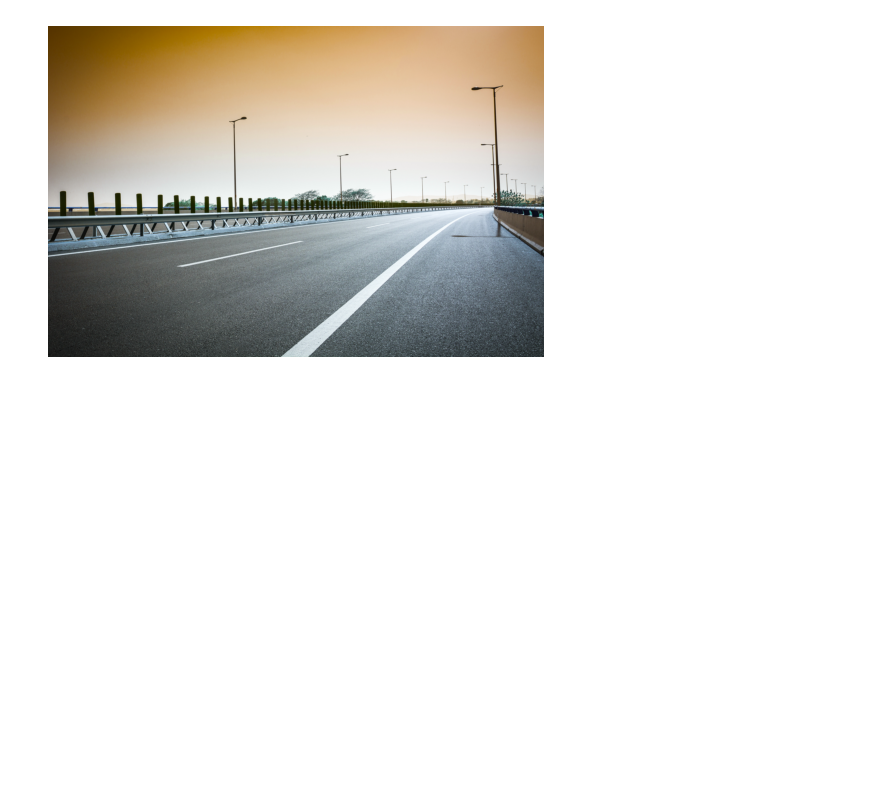
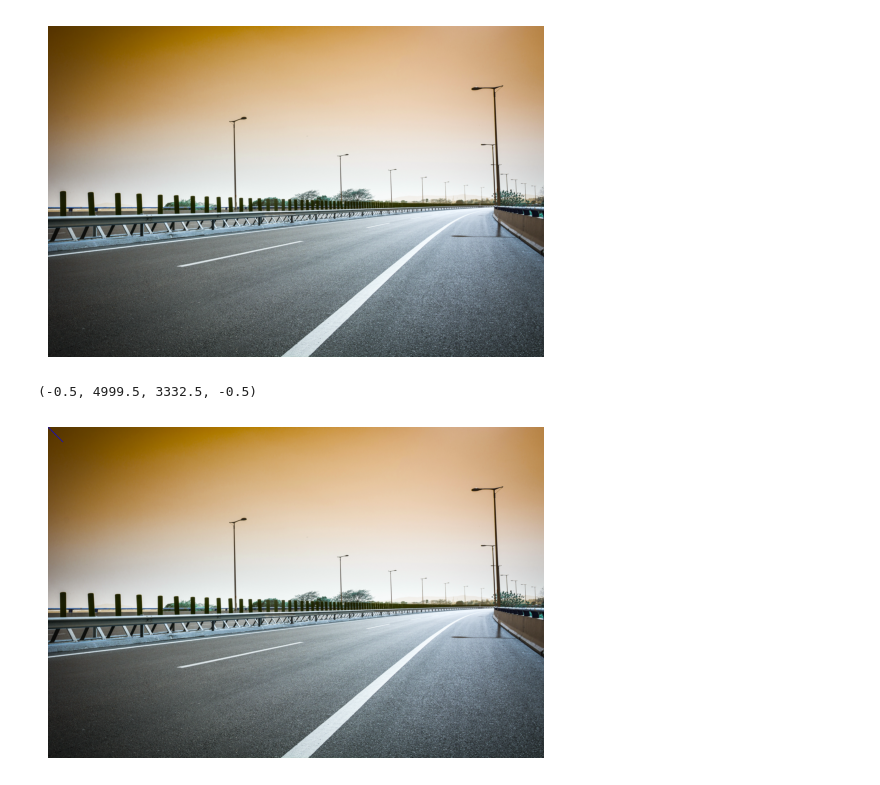
Before and after one commit to aaditya-pdgupta/Python_Course, a Jupyter notebook: Adding_shape_and_text.ipynb, the cells around one changed output. Cells and saved outputs as stored; diff of their text form; code cells hidden in the pictures; blank space fills up the shorter version.

```diff
--- a/Adding_shape_and_text.ipynb
+++ b/Adding_shape_and_text.ipynb
@@ -18,3 +18,11 @@ plt.axis("off")
 # %% [output]
 (-0.5, 4999.5, 3332.5, -0.5)
 [figure]
+# %%
+image = cv2.line(img,(0,0), (150, 150), (0,0,255),5)
+# %%
+plt.imshow(image)
+plt.axis("off")
+# %% [output]
+(-0.5, 4999.5, 3332.5, -0.5)
+[figure, added]
```
